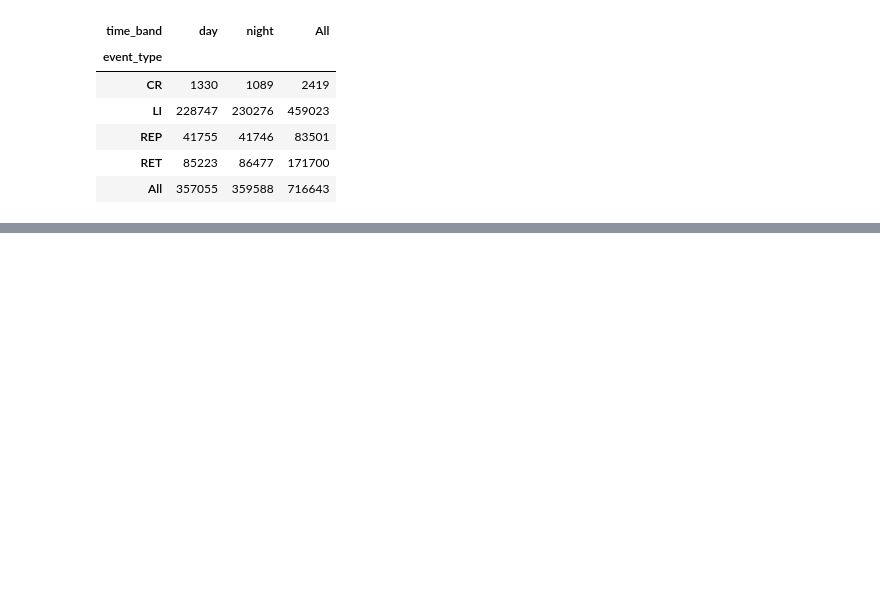
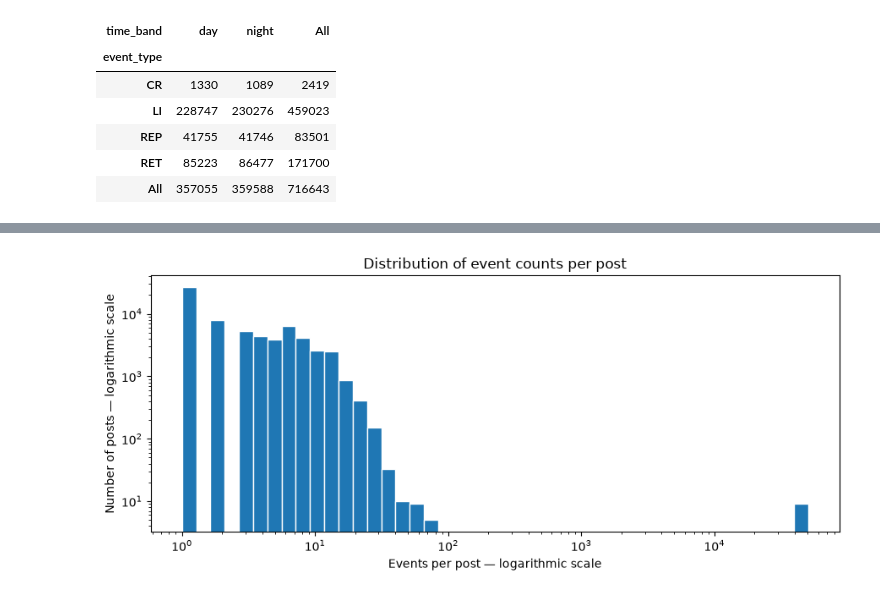
Before and after one commit to lorenzobuccolini03/Truth-Social-Analysis-and-Data-Warehousing---Decision-Support-Systems-, a Jupyter notebook: 01_assignment/01_03_explore_events.ipynb, the cells around one changed output, grey strips where cells are left out. Cells and saved outputs as stored; diff of their text form; code cells hidden in the pictures; blank space fills up the shorter version.

Commit message:
additional analysis on explore_events

```diff
--- a/01_assignment/01_03_explore_events.ipynb
+++ b/01_assignment/01_03_explore_events.ipynb
@@ -465,0 +538,24 @@ display(pd.crosstab(
+# %%
+
+import numpy as np
+
+post_event_counts = events.groupby("truth_id").size()
+
+bins = np.geomspace(
+    1,
+    post_event_counts.max() + 1,
+    num=45
+)
+
+plt.figure(figsize=(9, 4))
+plt.hist(post_event_counts, bins=bins, edgecolor="white")
+plt.xscale("log")
+plt.yscale("log")
+
+plt.title("Distribution of event counts per post")
+plt.xlabel("Events per post — logarithmic scale")
+plt.ylabel("Number of posts — logarithmic scale")
+plt.tight_layout()
+plt.show()
+# %% [output]
+[figure, added]
```
Also changed, not shown: parts of 7 cells of this notebook.
